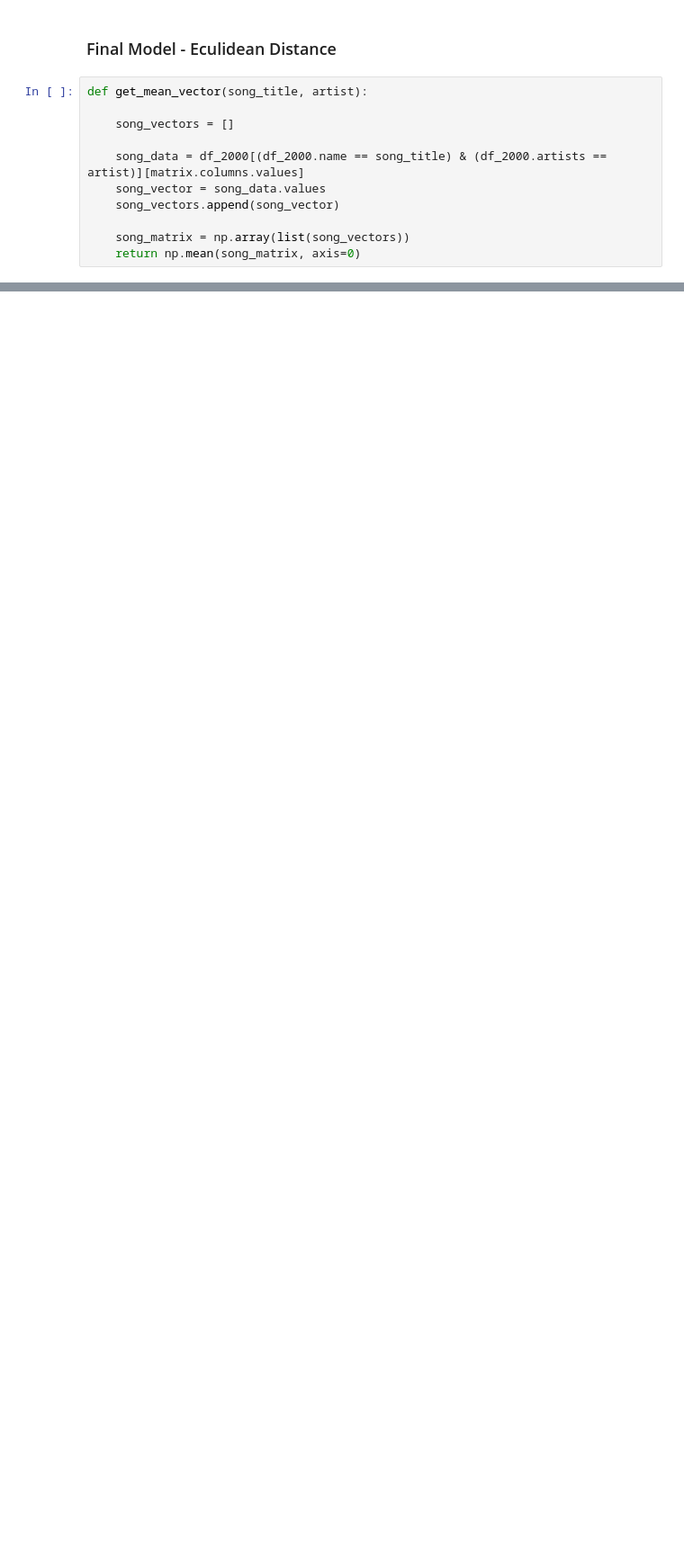
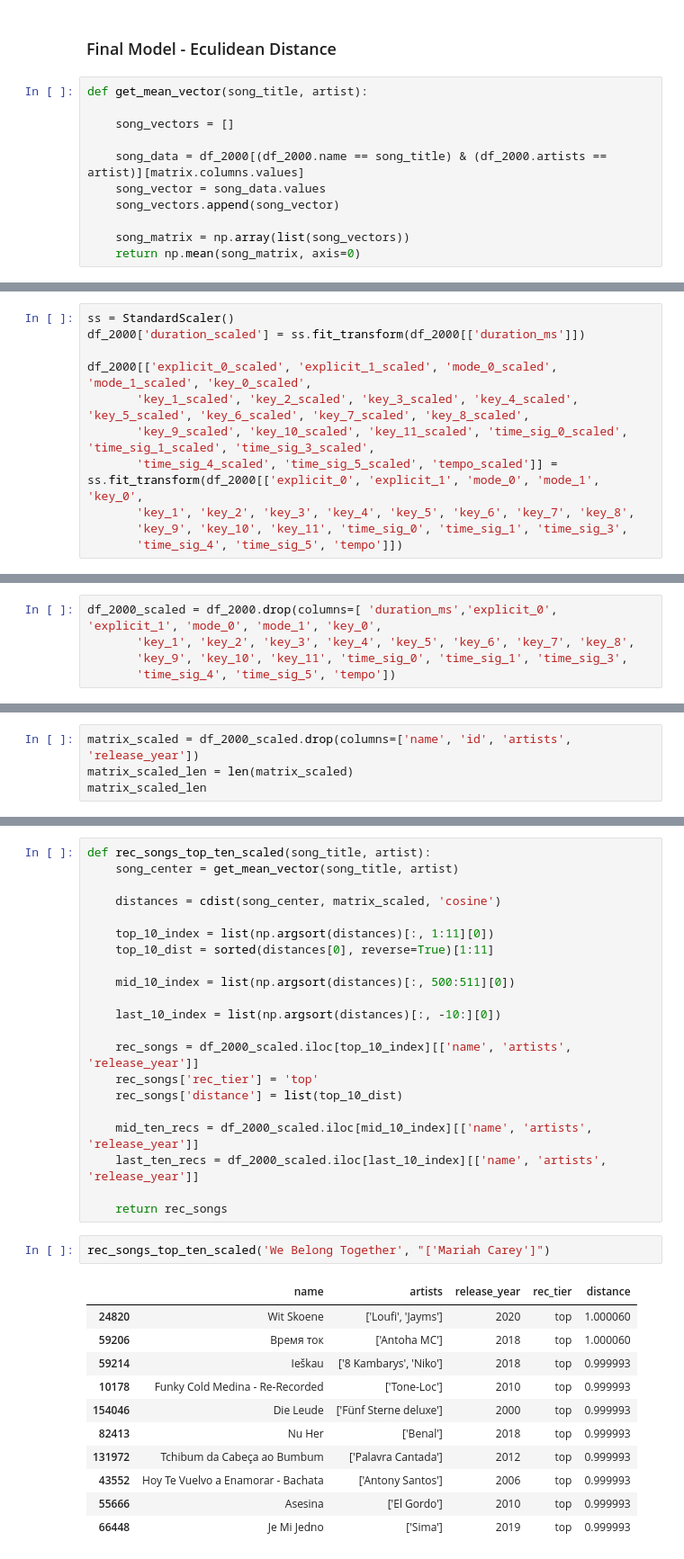
Before and after one commit to dlee0106/song_rec_sys, a Jupyter notebook: Main Notebook.ipynb, the cells around one changed output, grey strips where cells are left out. Shown at 90% size. Saved outputs shown, nothing was run; the diff lists cells and outputs as text; blank space fills up the shorter version.

Commit message:
Add files via upload
Updated main notebook to include the scaled data

```diff
--- a/Main Notebook.ipynb
+++ b/Main Notebook.ipynb
@@ -301,0 +352,11 @@ rec_songs('Firework', "['Katy Perry']")
+# %%
+ss = StandardScaler()
+df_2000['duration_scaled'] = ss.fit_transform(df_2000[['duration_ms']])
+
+df_2000[['explicit_0_scaled', 'explicit_1_scaled', 'mode_0_scaled', 'mode_1_scaled', 'key_0_scaled',
+       'key_1_scaled', 'key_2_scaled', 'key_3_scaled', 'key_4_scaled', 'key_5_scaled', 'key_6_scaled', 'key_7_scaled', 'key_8_scaled',
+       'key_9_scaled', 'key_10_scaled', 'key_11_scaled', 'time_sig_0_scaled', 'time_sig_1_scaled', 'time_sig_3_scaled',
+       'time_sig_4_scaled', 'time_sig_5_scaled', 'tempo_scaled']] = ss.fit_transform(df_2000[['explicit_0', 'explicit_1', 'mode_0', 'mode_1', 'key_0',
+       'key_1', 'key_2', 'key_3', 'key_4', 'key_5', 'key_6', 'key_7', 'key_8',
+       'key_9', 'key_10', 'key_11', 'time_sig_0', 'time_sig_1', 'time_sig_3',
+       'time_sig_4', 'time_sig_5', 'tempo']])
@@ -301,0 +373,5 @@ rec_songs('Firework', "['Katy Perry']")
+# %%
+df_2000_scaled = df_2000.drop(columns=[ 'duration_ms','explicit_0', 'explicit_1', 'mode_0', 'mode_1', 'key_0',
+       'key_1', 'key_2', 'key_3', 'key_4', 'key_5', 'key_6', 'key_7', 'key_8',
+       'key_9', 'key_10', 'key_11', 'time_sig_0', 'time_sig_1', 'time_sig_3',
+       'time_sig_4', 'time_sig_5', 'tempo'])
@@ -301,0 +391,4 @@ rec_songs('Firework', "['Katy Perry']")
+# %%
+matrix_scaled = df_2000_scaled.drop(columns=['name', 'id', 'artists', 'release_year'])
+matrix_scaled_len = len(matrix_scaled)
+matrix_scaled_len
@@ -301,0 +408,35 @@ rec_songs('Firework', "['Katy Perry']")
+# %%
+def rec_songs_top_ten_scaled(song_title, artist):
+    song_center = get_mean_vector(song_title, artist)
+
+    distances = cdist(song_center, matrix_scaled, 'cosine')
+
+    top_10_index = list(np.argsort(distances)[:, 1:11][0])
+    top_10_dist = sorted(distances[0], reverse=True)[1:11]
+
+    mid_10_index = list(np.argsort(distances)[:, 500:511][0])
+
+    last_10_index = list(np.argsort(distances)[:, -10:][0])
+
+    rec_songs = df_2000_scaled.iloc[top_10_index][['name', 'artists', 'release_year']]
+    rec_songs['rec_tier'] = 'top'
+    rec_songs['distance'] = list(top_10_dist)
+
+    mid_ten_recs = df_2000_scaled.iloc[mid_10_index][['name', 'artists', 'release_year']]
+    last_ten_recs = df_2000_scaled.iloc[last_10_index][['name', 'artists', 'release_year']]
+
+    return rec_songs
+# %%
+rec_songs_top_ten_scaled('We Belong Together', "['Mariah Carey']")
+# %% [output]
+|  | name | artists | release_year | rec_tier | distance |
+| 24820 | Wit Skoene | ['Loufi', 'Jayms'] | 2020 | top | 1.000060 |
+| 59206 | Время ток | ['Antoha MC'] | 2018 | top | 1.000060 |
+| 59214 | Ieškau | ['8 Kambarys', 'Niko'] | 2018 | top | 0.999993 |
+| 10178 | Funky Cold Medina - Re-Recorded | ['Tone-Loc'] | 2010 | top | 0.999993 |
+| 154046 | Die Leude | ['Fünf Sterne deluxe'] | 2000 | top | 0.999993 |
+| 82413 | Nu Her | ['Benal'] | 2018 | top | 0.999993 |
+| 131972 | Tchibum da Cabeça ao Bumbum | ['Palavra Cantada'] | 2012 | top | 0.999993 |
+| 43552 | Hoy Te Vuelvo a Enamorar - Bachata | ['Antony Santos'] | 2006 | top | 0.999993 |
+| 55666 | Asesina | ['El Gordo'] | 2010 | top | 0.999993 |
+| 66448 | Je Mi Jedno | ['Sima'] | 2019 | top | 0.999993 |
```
Also changed, not shown: parts of 12 cells of this notebook.
